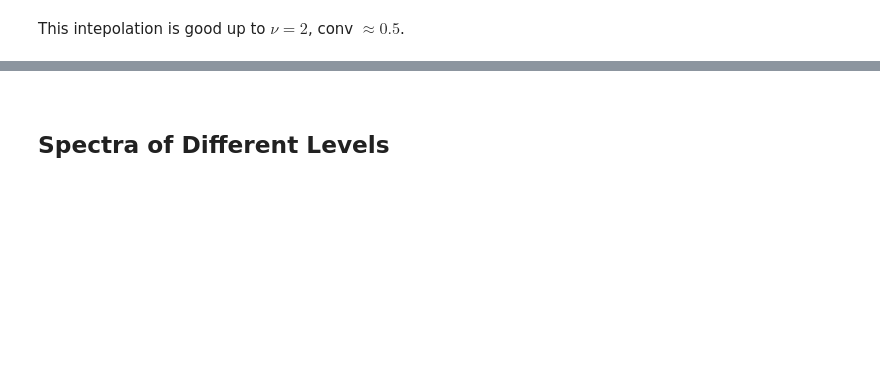
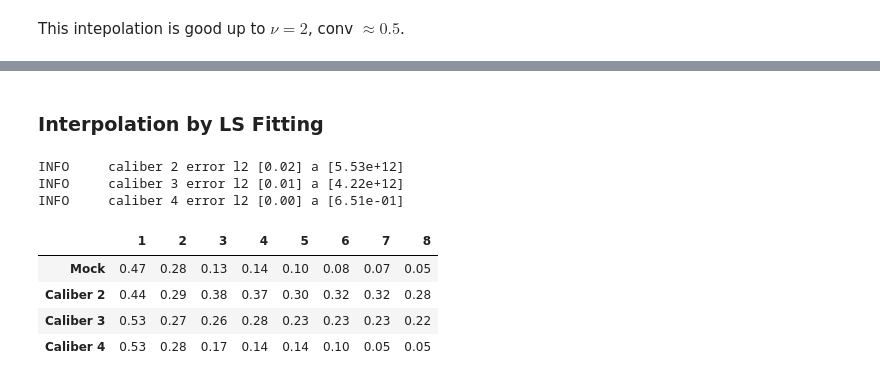
Before and after one commit to 436ahsan/Helmholtz, a Jupyter notebook: notebooks/multilevel_repetitive_local.ipynb, the cells around one changed output, grey strips where cells are left out. Drawn from its saved outputs; the diff is of its cells as text; code cells hidden in the pictures; blank space fills up the shorter version.

```diff
--- a/notebooks/multilevel_repetitive_local.ipynb
+++ b/notebooks/multilevel_repetitive_local.ipynb
@@ -133,9 +133,12 @@ print(p.todense())
 # %%
+# Initial guess for interpoation: P = R^T on a single aggregate.
+p = r.tile(1).transpose()
+print(p.todense())
+
 two_level_conv = np.array([
-    two_level_conv_factor(hm.repetitive.locality.create_two_level_hierarchy(
+    hm.repetitive.locality.two_level_conv_factor(hm.repetitive.locality.create_two_level_hierarchy(
         kh, m * aggregate_size, r.asarray(), p, aggregate_size), nu)[1]
      for nu in nu_values])
-
 conv = pd.DataFrame(np.array((mock_conv, two_level_conv)).transpose(),
                     index=nu_values, columns=("Mock", "Two-level")).transpose()
 display(conv)
@@ -234,10 +161,0 @@ _LOGGER.info("Two-level ({}, {}; {}) relaxation cycle is slow after {} steps".fo
-# %%
-def relax_cycle(x):
-    return hm.solve.relax_cycle.relax_cycle(multilevel, 1.0, nu_pre, nu_post, nu_coarsest).run(x)
-
-level = multilevel[0]
-_LOGGER.info("RER {:.3f}".format(norm(level.a.dot(x)) / norm(x)))
-_LOGGER.info("Improving vectors by {} relaxation cycles".format(num_mini_cycles))
-x, _ = hm.solve.run.run_iterative_method(level.operator, relax_cycle, x, num_mini_cycles)
-_LOGGER.info("RER {:.3f}".format(norm(level.a.dot(x)) / norm(x)))
-x_log.append(x)
@@ -357,4 +161,0 @@ omain. $b$ is a random periodic vector. We start from random $x$. Solving exactl
-# %% [markdown]
-<!-- For some reason, 1 relaxation per cycle is more efficient than $2-4$ per cycle! Note that we are solving $Ax=b$, not $Ax=0$. -->
-# %% [markdown]
-## Spectra of Different Levels
@@ -397,0 +162,46 @@ omain. $b$ is a random periodic vector. We start from random $x$. Solving exactl
+# %% [markdown]
+### Interpolation by LS Fitting
+# %%
+l2c = []
+p_caliber = []
+calibers = (2, 3, 4)
+for caliber in calibers:
+    #print("caliber", caliber)
+    interpolation_method = "ls"
+    neighborhood = "extended"
+
+    p = hm.setup.auto_setup.create_interpolation(
+        x, level.a, R, interpolation_method, aggregate_size=aggregate_size, nc=num_components,
+        neighborhood=neighborhood, repetitive=repetitive, target_error=0.1,
+        caliber=caliber)
+
+    # for title, x_set in ((("all", x),) if repetitive else (("fit", x_fit), ("test", x_test))):
+    #     error = norm(x_set - p.dot(R.dot(x_set)), axis=0) / norm(x_set, axis=0)
+    #     error_a = norm(level.a.dot(x_set - p.dot(R.dot(x_set))), axis=0) / norm(x_set, axis=0)
+    #     _LOGGER.info(
+    #         "{:<4s} set size {:<2d} P L2 error mean {:.2f} max {:.2f} A error mean {:.2f} max {:.2f}".format(
+    #             title, len(error), np.mean(error), np.max(error), np.mean(error_a), np.max(error_a)))
+
+    # Initial guess for interpoation: P = R^T on a single aggregate.
+    #display(pd.DataFrame(p[:6, :6].todense()))
+
+    two_level_conv = np.array([
+        hm.repetitive.locality.two_level_conv_factor(hm.repetitive.locality.create_two_level_hierarchy(
+            kh, n, R, p, aggregate_size), nu)[1]
+         for nu in nu_values])
+    l2c.append(two_level_conv)
+    p_caliber.append(p)
+
+conv = pd.DataFrame(np.array([mock_conv] + l2c).transpose(),
+                    index=nu_values, columns=("Mock",) + tuple("Caliber {}".format(caliber)
+                                                              for caliber in calibers)).transpose()
+display(conv)
+# %% [output]
+INFO     caliber 2 error l2 [0.02] a [5.53e+12]
+INFO     caliber 3 error l2 [0.01] a [4.22e+12]
+INFO     caliber 4 error l2 [0.00] a [6.51e-01]
+|  | 1 | 2 | 3 | 4 | 5 | 6 | 7 | 8 |
+| Mock | 0.47 | 0.28 | 0.13 | 0.14 | 0.10 | 0.08 | 0.07 | 0.05 |
+| Caliber 2 | 0.44 | 0.29 | 0.38 | 0.37 | 0.30 | 0.32 | 0.32 | 0.28 |
+| Caliber 3 | 0.53 | 0.27 | 0.26 | 0.28 | 0.23 | 0.23 | 0.23 | 0.22 |
+| Caliber 4 | 0.53 | 0.28 | 0.17 | 0.14 | 0.14 | 0.10 | 0.05 | 0.05 |
```
Also changed, not shown: parts of 40 cells of this notebook, 3 other files.
